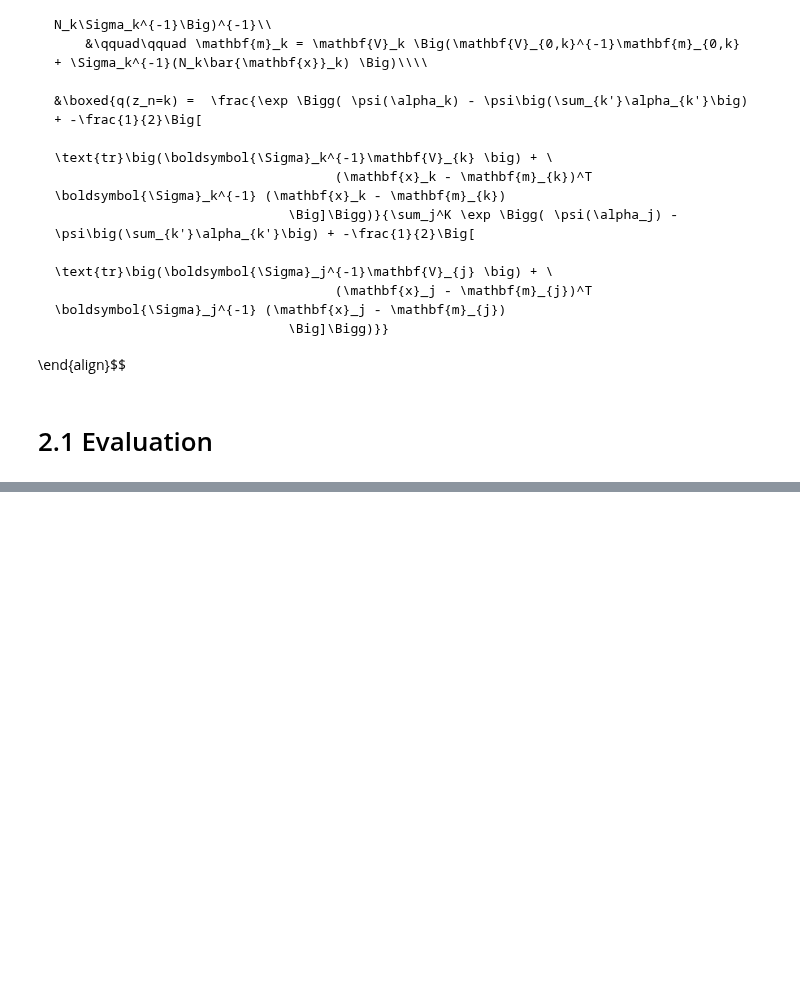
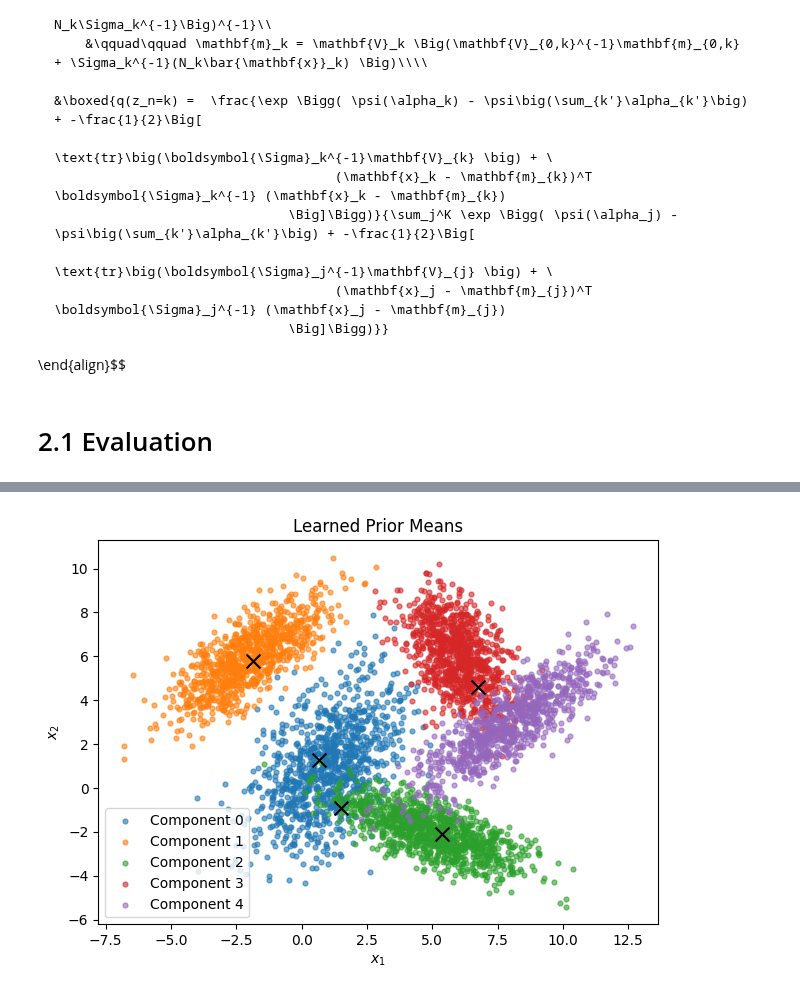
Before and after one commit to jimmyjz1127/bayesian-mixture-model-missing-data, a Jupyter notebook: Week5/MeanField.ipynb, the cells around one changed output, grey strips where cells are left out. Cells and saved outputs as stored; diff of their text form; code cells hidden in the pictures; blank space fills up the shorter version.

```diff
--- a/Week5/MeanField.ipynb
+++ b/Week5/MeanField.ipynb
@@ -567,0 +596,4 @@ metrics.adjusted_rand_score(y, zs)
+# %%
+plot_clusters(X,y,5,m,title="Learned Prior Means")
+# %% [output]
+[figure, added]
```
Also changed, not shown: parts of 12 cells of this notebook.
